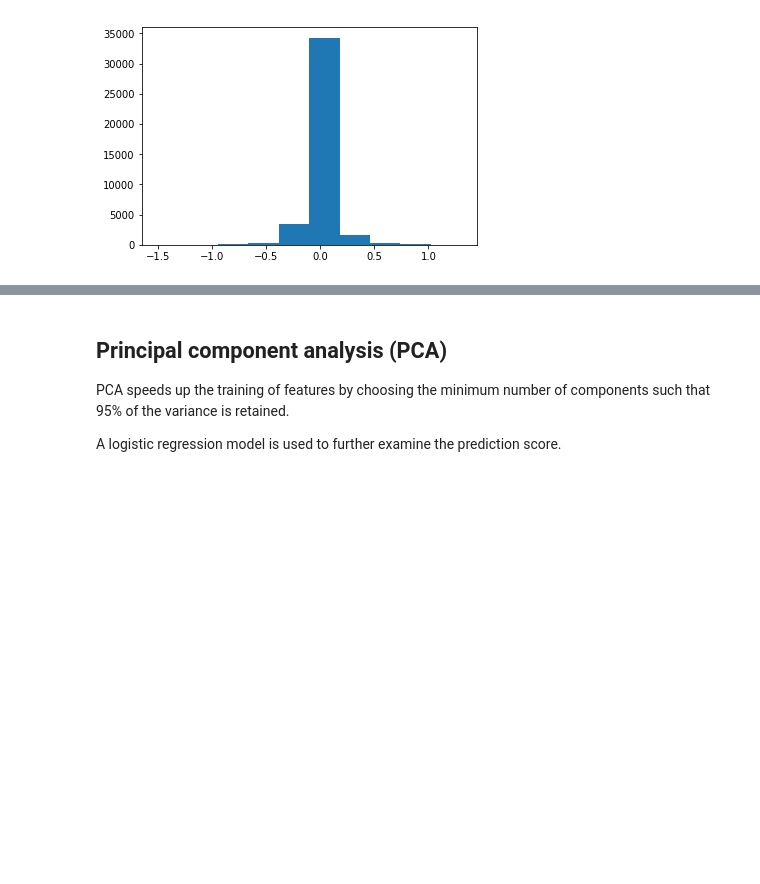
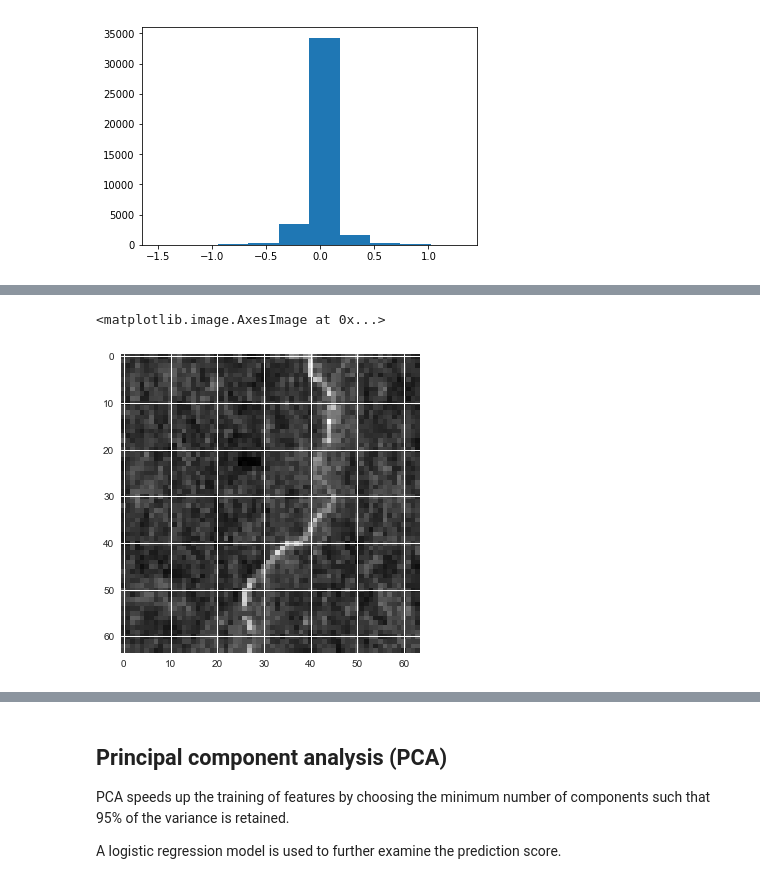
Before and after one commit to sairavuru/amazon_w207, a Jupyter notebook: w207_amazon_final_draft.ipynb, the cells around one changed output, grey strips where cells are left out. Drawn from its saved outputs; the diff is of its cells as text; code cells hidden in the pictures; blank space fills up the shorter version.

```diff
--- a/w207_amazon_final_draft.ipynb
+++ b/w207_amazon_final_draft.ipynb
@@ -347,0 +468,6 @@ for i in range(len(test_labels_jpgs)):
+# %%
+#Sample vegetation feature identification
+plt.imshow(data_jpgs[18573,:,:,9])
+# %% [output]
+<matplotlib.image.AxesImage at 0x...>
+[figure, added]
```
Also changed, not shown: parts of 64 cells of this notebook.
